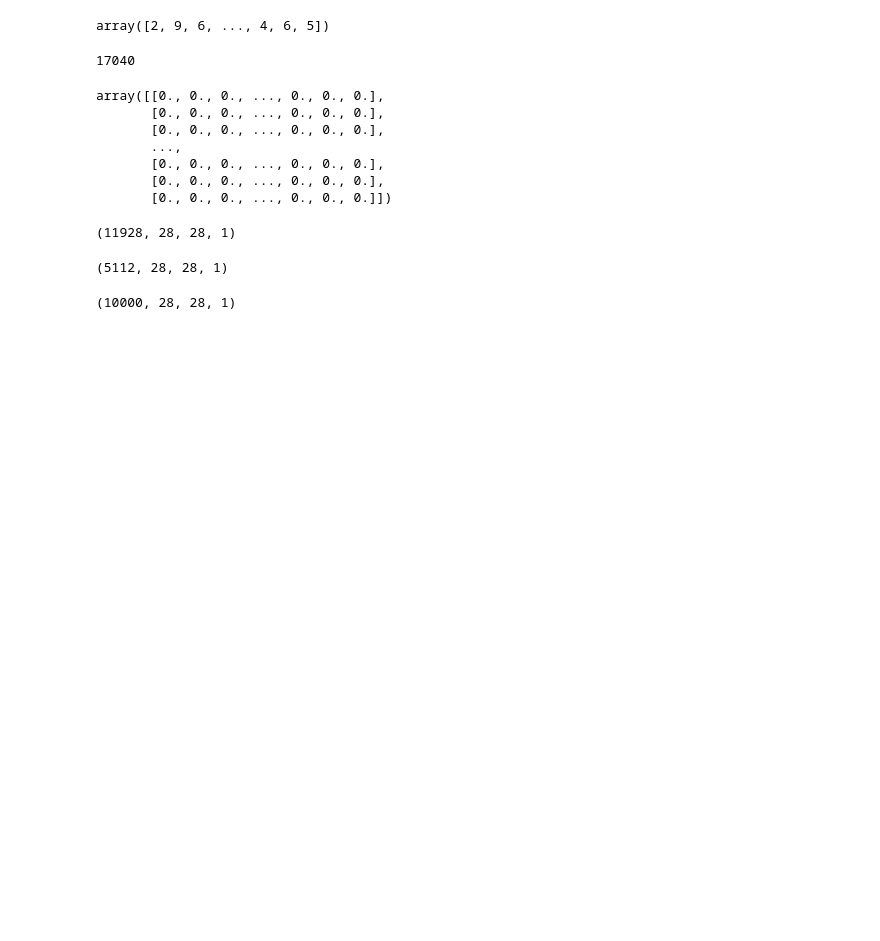
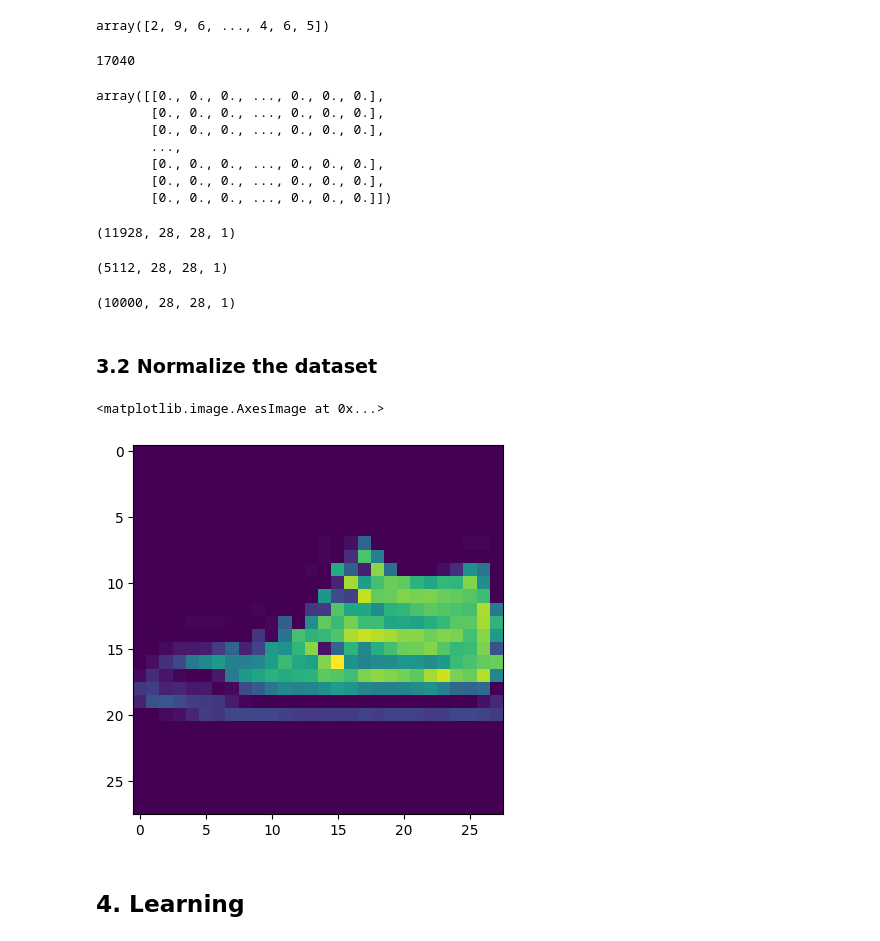
Before and after one commit to modernpacifist/MDS-UFU-DL-TEST-Fashion-MNIST, a Jupyter notebook: MDS_UFU_DL_TEST_Fashion_MNIST.ipynb, the cells around one changed output. Drawn from its saved outputs; the diff is of its cells as text; code cells hidden in the pictures; blank space fills up the shorter version.

```diff
--- a/MDS_UFU_DL_TEST_Fashion_MNIST.ipynb
+++ b/MDS_UFU_DL_TEST_Fashion_MNIST.ipynb
@@ -163,3 +163,5 @@ aim = aim.reshape(aim.shape[0], 28, 28, 1)
 aim.shape
 # %% [output]
 (10000, 28, 28, 1)
+# %% [markdown]
+### 3.2 Normalize the dataset
@@ -165,0 +171,7 @@ aim.shape
+# %%
+plt.imshow(aim[31])
+# %% [output]
+<matplotlib.image.AxesImage at 0x...>
+[figure, added]
+# %% [markdown]
+## 4. Learning
```
Also changed, not shown: parts of 1 cell of this notebook.
